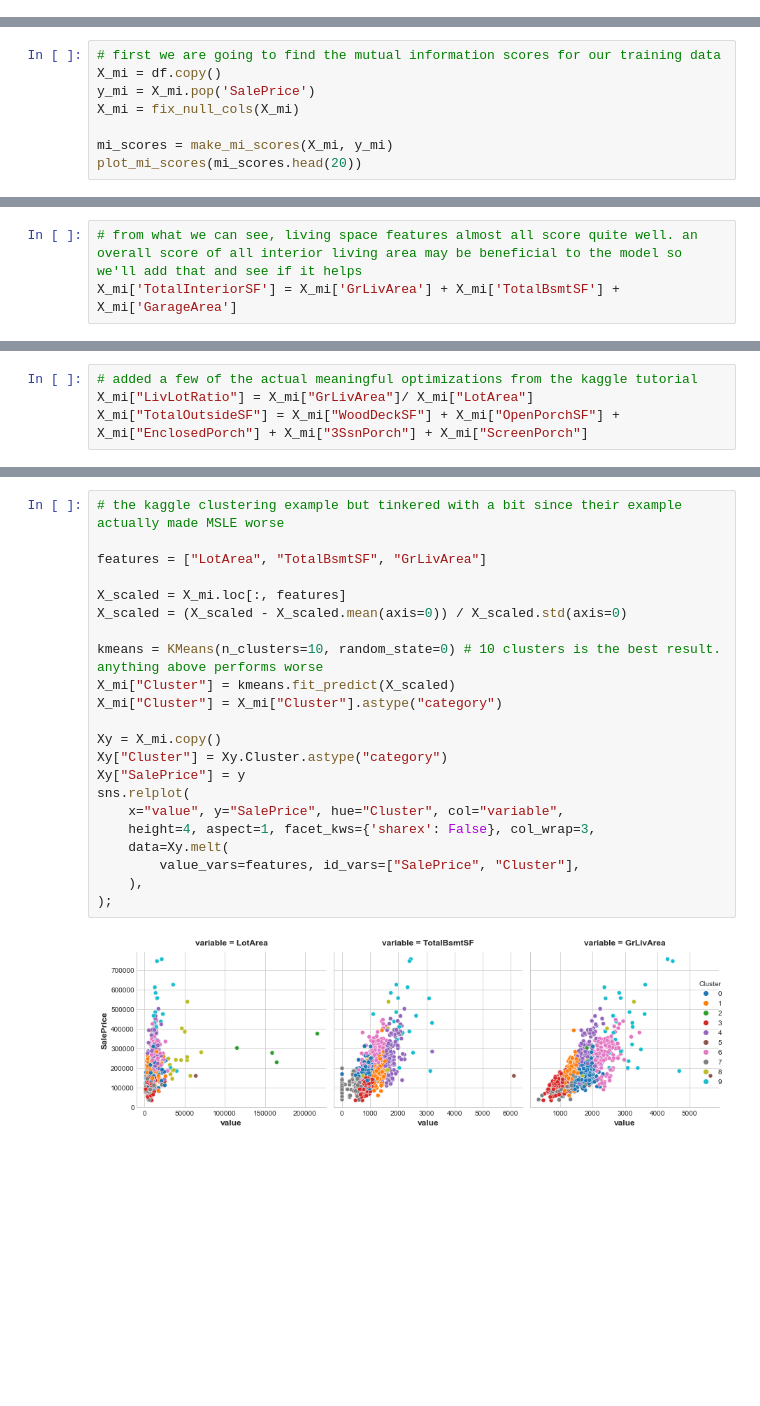
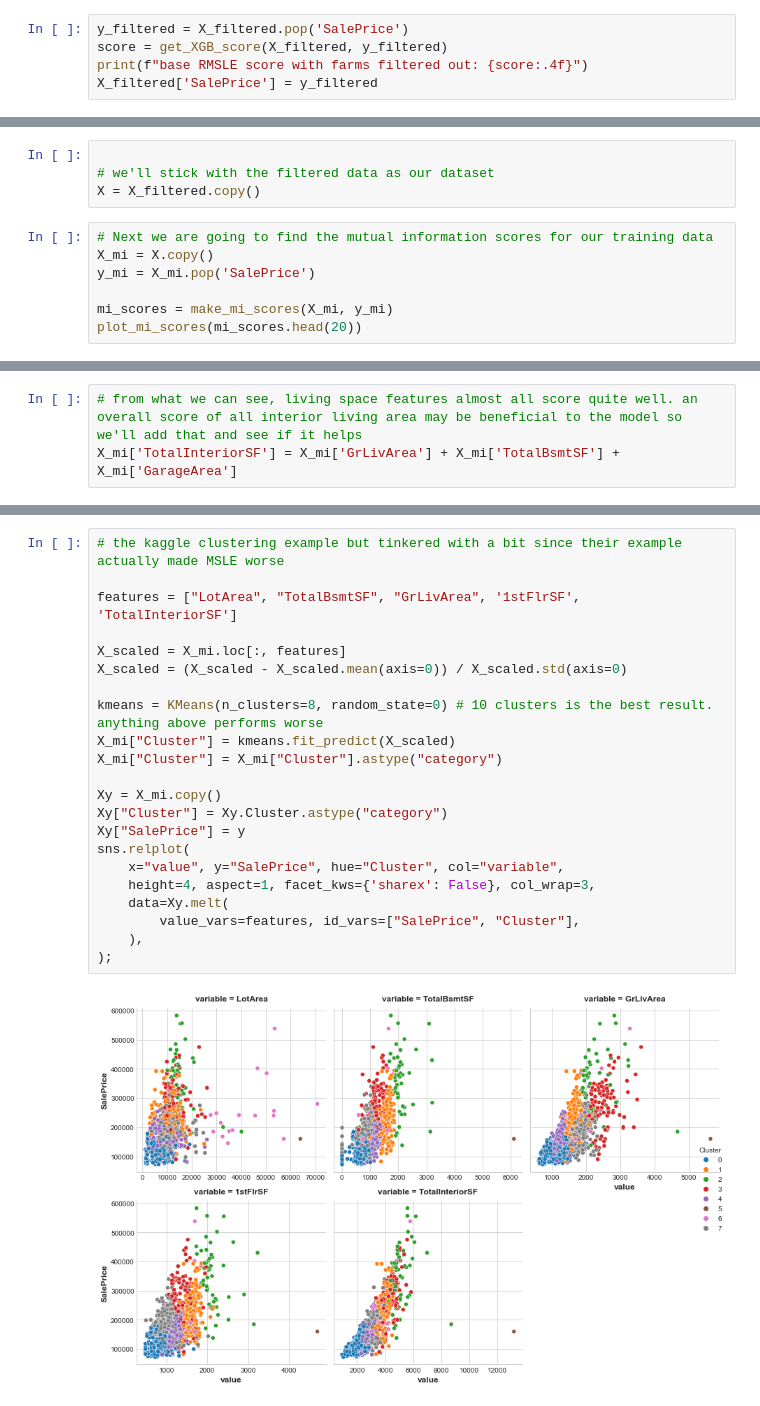
Before and after one commit to Ben-Hardy/kaggle, a Jupyter notebook: ames_housing_data/ames.ipynb, the cells around one changed output, grey strips where cells are left out. Cells and saved outputs as stored; diff of their text form; blank space fills up the shorter version.

Commit message:
cleaned up some extreme values from the data a bit and added a clustering feature to it

```diff
--- a/ames_housing_data/ames.ipynb
+++ b/ames_housing_data/ames.ipynb
@@ -95,0 +152,5 @@ base MSLE score with nothing modified other than dummies for categoricals: 0.143
+# %%
+y_filtered = X_filtered.pop('SalePrice')
+score = get_XGB_score(X_filtered, y_filtered)
+print(f"base RMSLE score with farms filtered out: {score:.4f}")
+X_filtered['SalePrice'] = y_filtered
@@ -96,8 +159,11 @@ base MSLE score with nothing modified other than dummies for categoricals: 0.143
+# %%
+
+# we'll stick with the filtered data as our dataset
+X = X_filtered.copy()
 # %%
-# first we are going to find the mutual information scores for our training data
-X_mi = df.copy()
+# Next we are going to find the mutual information scores for our training data
+X_mi = X.copy()
 y_mi = X_mi.pop('SalePrice')
-X_mi = fix_null_cols(X_mi)
 
 mi_scores = make_mi_scores(X_mi, y_mi)
 plot_mi_scores(mi_scores.head(20))
@@ -114,4 +179,0 @@ MSLE score with compound living area feature: 0.1400
-# %%
-# added a few of the actual meaningful optimizations from the kaggle tutorial
-X_mi["LivLotRatio"] = X_mi["GrLivArea"]/ X_mi["LotArea"]
-X_mi["TotalOutsideSF"] = X_mi["WoodDeckSF"] + X_mi["OpenPorchSF"] + X_mi["EnclosedPorch"] + X_mi["3SsnPorch"] + X_mi["ScreenPorch"]
@@ -123,27 +180,27 @@ MSLE score with median living area by neighbourhood feature: 0.1388
 # %%
 # the kaggle clustering example but tinkered with a bit since their example actually made MSLE worse
 
-features = ["LotArea", "TotalBsmtSF", "GrLivArea"]
+features = ["LotArea", "TotalBsmtSF", "GrLivArea", '1stFlrSF', 'TotalInteriorSF']
 
 X_scaled = X_mi.loc[:, features]
 X_scaled = (X_scaled - X_scaled.mean(axis=0)) / X_scaled.std(axis=0)
 
-kmeans = KMeans(n_clusters=10, random_state=0) # 10 clusters is the best result. anything above performs worse
+kmeans = KMeans(n_clusters=8, random_state=0) # 10 clusters is the best result. anything above performs worse
 X_mi["Cluster"] = kmeans.fit_predict(X_scaled)
 X_mi["Cluster"] = X_mi["Cluster"].astype("category")
 
 Xy = X_mi.copy()
 Xy["Cluster"] = Xy.Cluster.astype("category")
 Xy["SalePrice"] = y
 sns.relplot(
     x="value", y="SalePrice", hue="Cluster", col="variable",
     height=4, aspect=1, facet_kws={'sharex': False}, col_wrap=3,
     data=Xy.melt(
         value_vars=features, id_vars=["SalePrice", "Cluster"],
     ),
 );
 # %% [output]
-[figure, old version]
+[figure, new version]
 # %%
 X_mi['SalePrice'] = y_mi
 sns.catplot(x='SalePrice', y='Cluster', data=X_mi, kind='boxen', height=6)
```
Also changed, not shown: parts of 19 cells of this notebook.
